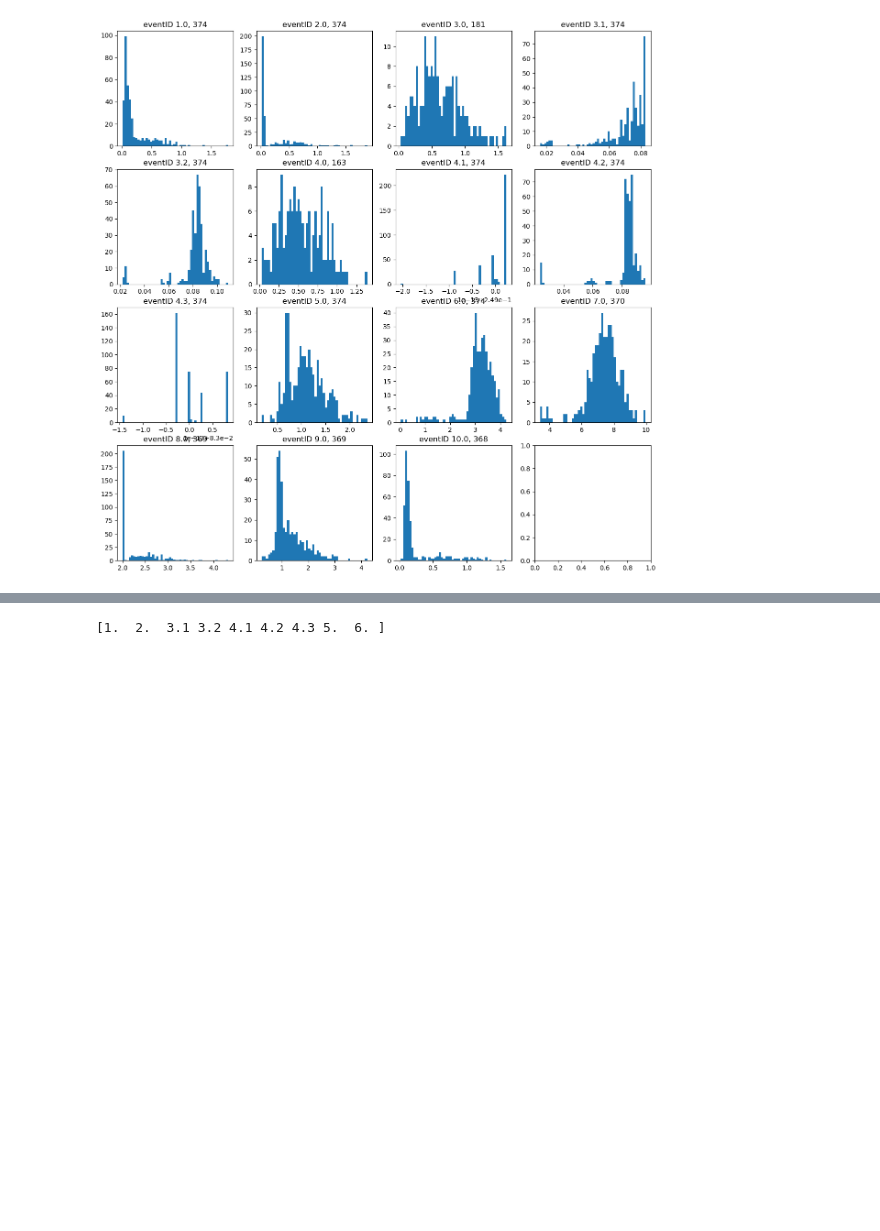
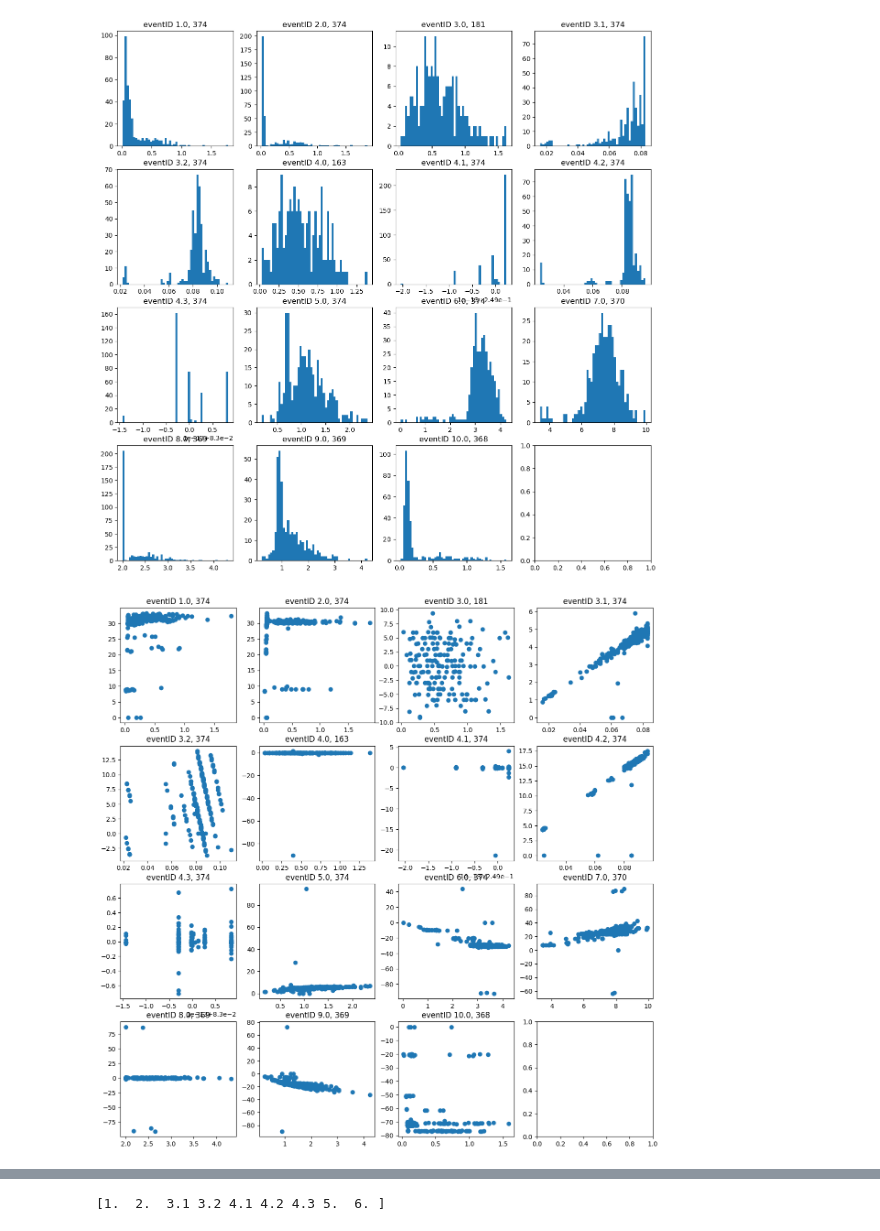
Before and after one commit to jonasbruhub/Analysis-of-Production-flow-systems-with-focus-on-industry, a Jupyter notebook: Simulations and code/Multiple Cycle Data exploration.ipynb, the cells around one changed output, grey strips where cells are left out. Cells and saved outputs as stored; diff of their text form; code cells hidden in the pictures; blank space fills up the shorter version.

```diff
--- a/Simulations and code/Multiple Cycle Data exploration.ipynb
+++ b/Simulations and code/Multiple Cycle Data exploration.ipynb
@@ -224,8 +216,6 @@ frameID
 # %% [markdown]
 ### Plots for all simulations concatenated
 # %%
-
-
 sim_prod_list = [
     sim1_production,
     sim2_production,
@@ -246,6 +236,8 @@ for sim in sim_prod_list[1:]:
     c_production = pd.concat([c_production,sim_temp])
 
 c_event_times = c_production.groupby(["EventFrameID_Reference", "BatchID" ]).Time_out.apply( np.array ).apply( lambda x : x[-1] - x[0])
+c_event_level = c_production.groupby(["EventFrameID_Reference","BatchID"]).L1_WithSensorNoise_PV.apply( np.array ).apply( lambda x : x[-1])
+c_event_leveldiff = c_production.groupby(["EventFrameID_Reference","BatchID"]).L1_WithSensorNoise_PV.apply( np.array ).apply( lambda x : x[-1] - x[0])
 # %%
 # make histograms
 fig, axs = plt.subplots(4, 4, figsize=(15, 15))
@@ -256,3 +248,14 @@ for idx, frameID in enumerate(frameIDList):
     axs.flat[idx].title.set_text(f"eventID {frameID}, {c_event_times[frameID].count()}")
 # %% [output]
 [figure]
+# %%
+
+# make scatterplots
+fig, axs = plt.subplots(4, 4, figsize=(15, 15))
+
+frameIDList =  c_event_times.index.get_level_values("EventFrameID_Reference").unique().to_list()
+for idx, frameID in enumerate(frameIDList):
+    axs.flat[idx].scatter(c_event_times[frameID],c_event_leveldiff[frameID])
+    axs.flat[idx].title.set_text(f"eventID {frameID}, {c_event_times[frameID].count()}")
+# %% [output]
+[figure, added]
```
Also changed, not shown: parts of 18 cells of this notebook.
